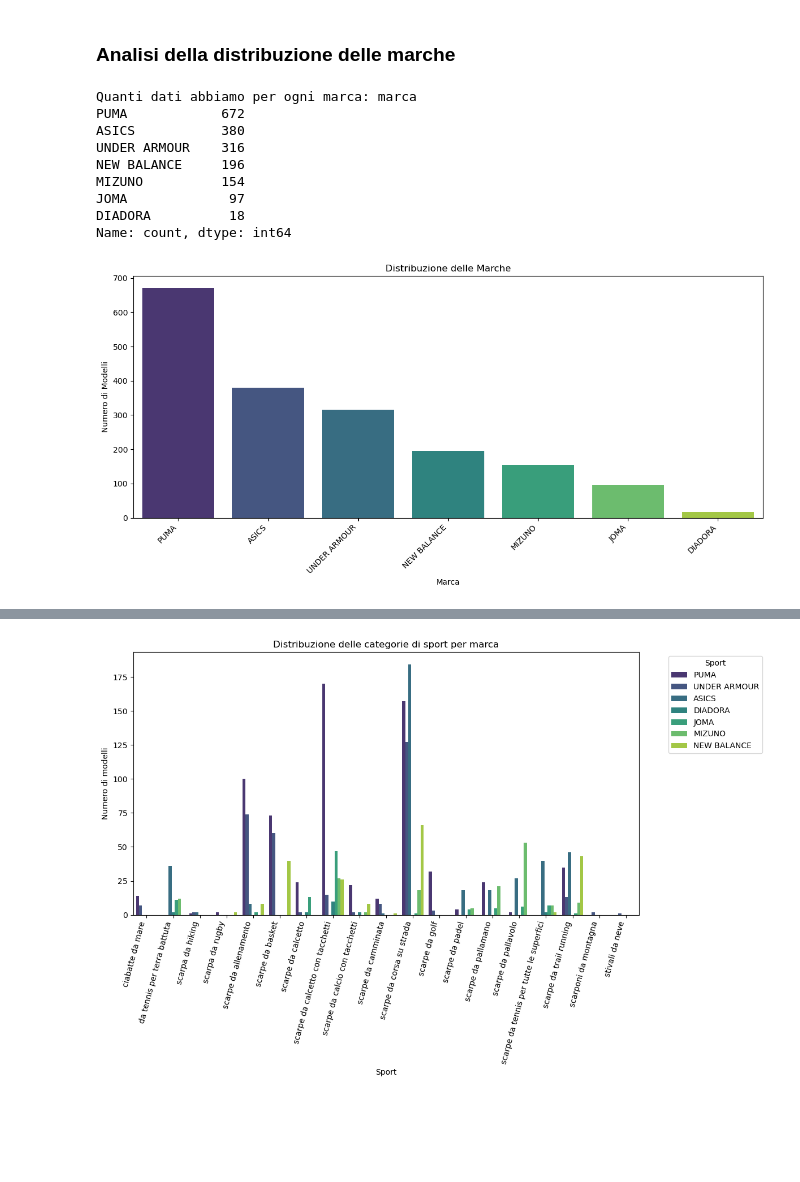
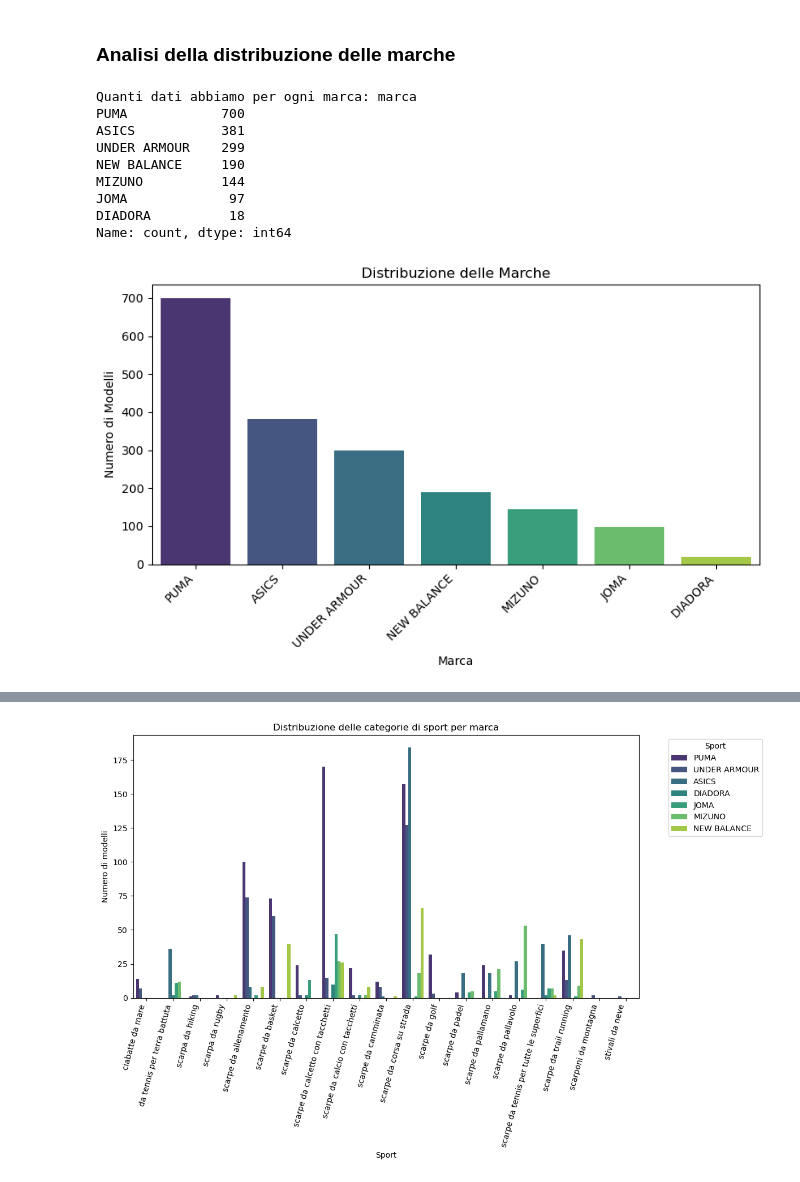
Before and after one commit to AlexBel1912/Python-Build-Week, a Jupyter notebook: Grafici.ipynb, the cells around one changed output, grey strips where cells are left out. Saved outputs shown, nothing was run; the diff lists cells and outputs as text; code cells hidden in the pictures; blank space fills up the shorter version.

```diff
--- a/Grafici.ipynb
+++ b/Grafici.ipynb
@@ -101,7 +101,7 @@ sport: 19 valori unici
 #### Per questo, vado a creare un nuovo dataframe con le informazioni necessarie
 # %%
 # Raggruppa per le colonne specificate e conta le taglie uniche
-modello_unici = colori_aggregati.groupby(['genere', 'marca', 'nome_prodotto', 'prezzo_effettivo', 'prezzo_ordinario', 'modello', 'sport', 'colori']).agg(
+modello_unici = colori_aggregati.groupby(['genere', 'marca', 'nome_prodotto', 'prezzo_effettivo', 'prezzo_ordinario', 'modello', 'sport', 'colori_split']).agg(
     numero_taglie=('taglia', 'nunique')
 ).reset_index()
 
@@ -111,5 +111,5 @@ print(modello_unici.head())
 # Opzionale: puoi ordinare il DataFrame per numero di taglie per vedere i modelli con più varietà
 modello_unici = modello_unici.sort_values(by='numero_taglie', ascending=False)
 print("\nDataFrame ordinato per numero di taglie:")
-print(display(tms)) #tms DataFrame con colori e taglia aggregati
+print(display(modello_unici)) #tms DataFrame con colori e taglia aggregati
 # %% [output]
@@ -122,27 +152,27 @@ marca_somma = modello_unici['marca'].value_counts()
 print(f'Quanti dati abbiamo per ogni marca: {marca_somma}')
 # %% [output]
 Quanti dati abbiamo per ogni marca: marca
-PUMA            672
-ASICS           380
-UNDER ARMOUR    316
-NEW BALANCE     196
-MIZUNO          154
+PUMA            700
+ASICS           381
+UNDER ARMOUR    299
+NEW BALANCE     190
+MIZUNO          144
 JOMA             97
 DIADORA          18
 Name: count, dtype: int64
 # %%
-plt.figure(figsize=(12, 6))
+plt.figure(figsize=(8, 5))
 sns.barplot(x=marca_somma.index, y=marca_somma.values, hue=marca_somma.index, palette="viridis", legend=False)
 
 plt.title('Distribuzione delle Marche')
 
 plt.xlabel('Marca')
 plt.ylabel('Numero di Modelli')
 plt.xticks(rotation=45, ha='right')
 plt.tight_layout()
 plt.show()
 # %% [output]
-[figure, old version]
+[figure, new version]
 # %%
 # facciamo un graffico con la distribuzione delle scarpe suddivise per marca e genere sul sito Zalando
 marca_genere_somma = modello_unici.groupby(['marca', 'genere']).size().reset_index(name='Numero')
```
Also changed, not shown: parts of 10 cells of this notebook, 3 other files.
